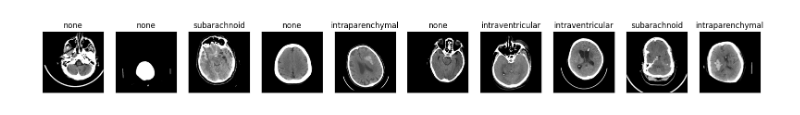
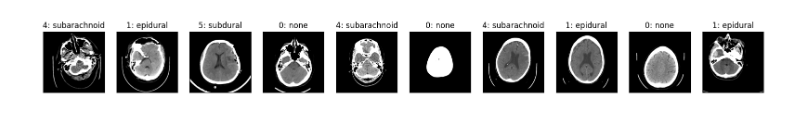
Before and after one commit to talg2324/deep-learning-course, a Jupyter notebook: Project/ct_rsna_checker.ipynb, the cells around one changed output. Saved outputs shown, nothing was run; the diff lists cells and outputs as text; code cells hidden in the pictures.

Commit message:
add human label

```diff
--- a/Project/ct_rsna_checker.ipynb
+++ b/Project/ct_rsna_checker.ipynb
@@ -15,17 +13,21 @@ transform = transforms.Compose([
 # %%
-ct_ds = CTDataset(data_dir=train_dir, labels_path='train_set.csv', transform=transform)
+ct_ds = CTDataset(data_dir=train_dir, labels_file='train_set.csv', size=256, flip_prob=0.5)
 # %%
 N = 10
 plt.figure(figsize=(20, 5))
 for i, idx in enumerate(np.random.choice(len(ct_ds), N)):
 
-    x, y = ct_ds[idx]
+    data = ct_ds[idx]
+    x, y, label = data['image'], data['class_label'], data['human_label']
+
+    title = f'{int(y)}: {label}'
+
     plt.subplot(1, N, i+1)
-    plt.imshow(x.squeeze(), cmap='gray', vmin=0, vmax=1.0)
-    plt.title(ct_ds.class_names[int(y)])
+    plt.imshow(x[..., 0].squeeze(), cmap='gray', vmin=-1., vmax=1.)
+    plt.title(title)
     plt.xticks([])
     plt.yticks([])
 
 plt.show()
 # %% [output]
-[figure, old version]
+[figure, new version]
```
Also changed, not shown: parts of 3 cells of this notebook, 1 other file.
